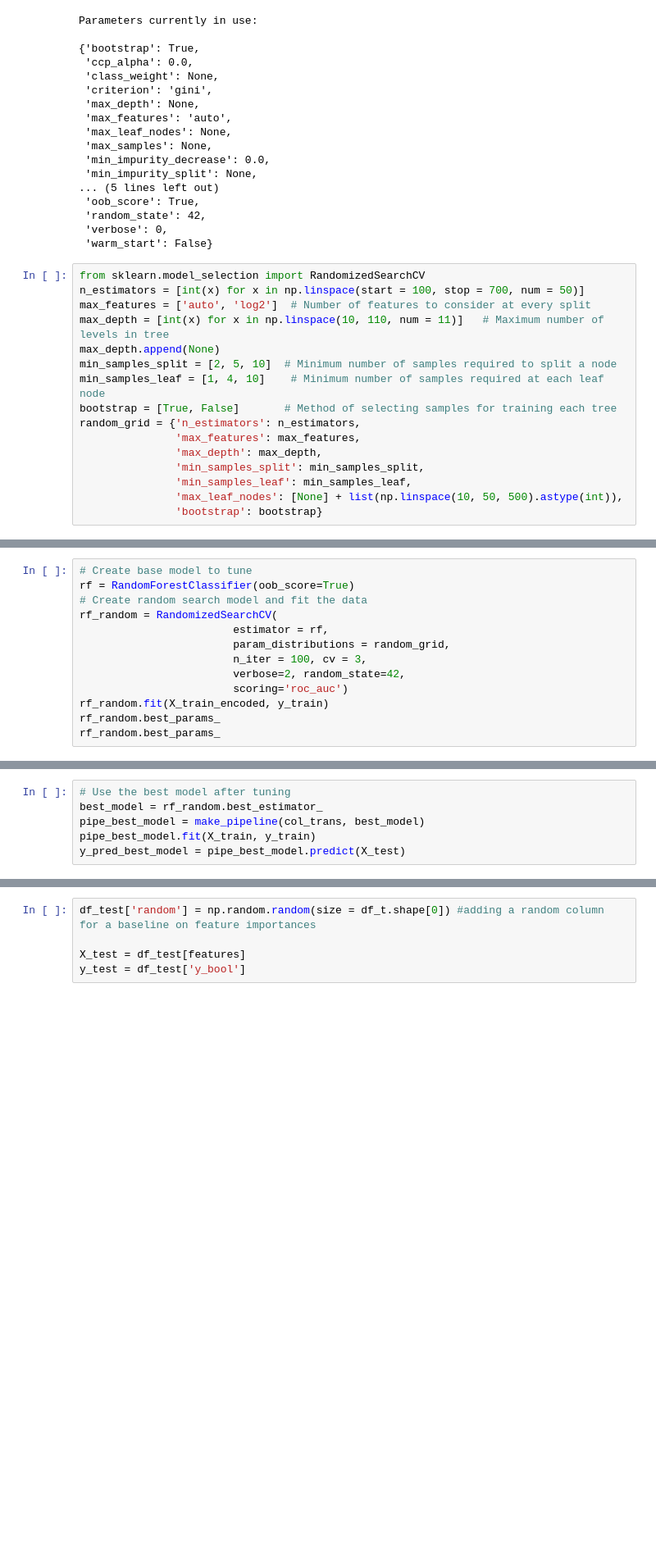
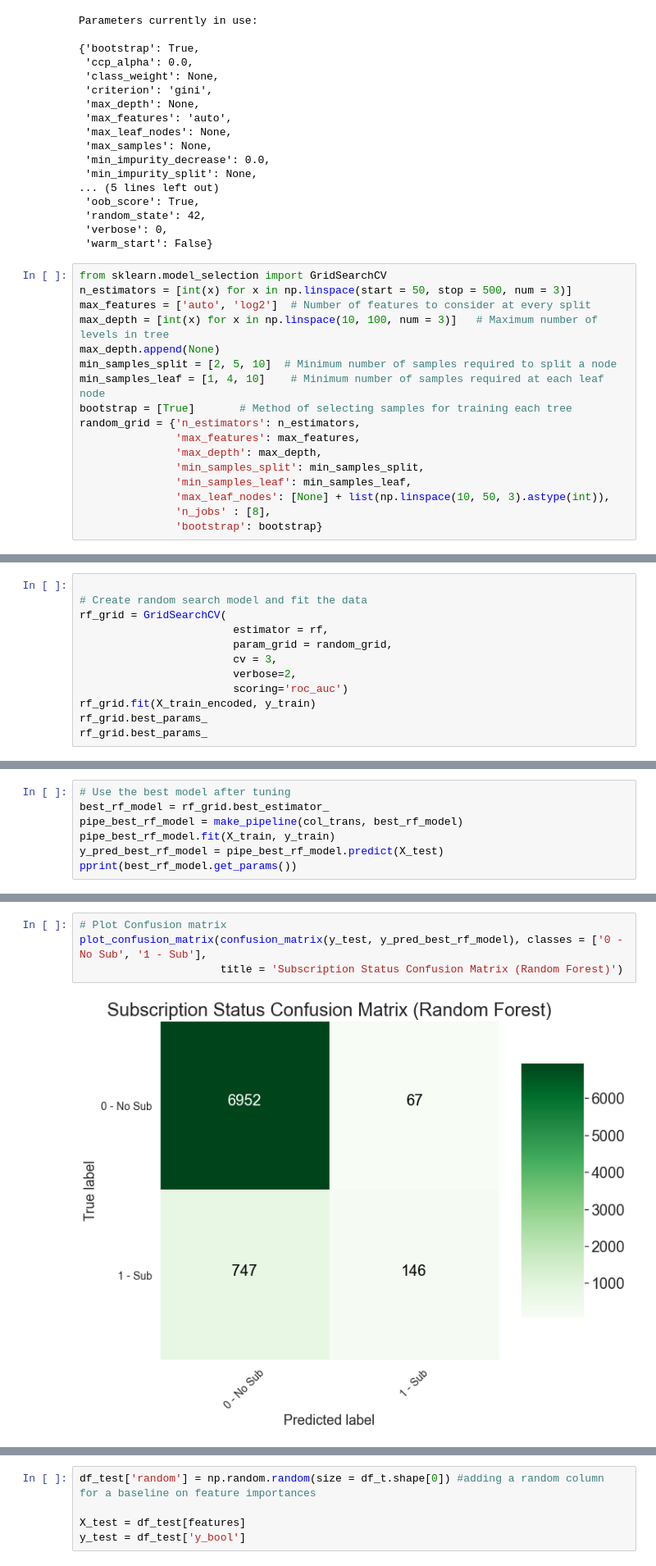
Before and after one commit to wessela42/Springboard_Documents, a Jupyter notebook: PBP_dataWrangle_EDA.ipynb, the cells around one changed output, grey strips where cells are left out. Shown at 82% size. Saved outputs shown, nothing was run; the diff lists cells and outputs as text; blank space fills up the shorter version.

```diff
--- a/PBP_dataWrangle_EDA.ipynb
+++ b/PBP_dataWrangle_EDA.ipynb
@@ -1205,18 +1207,19 @@ Parameters currently in use:
  'verbose': 0,
  'warm_start': False}
 # %%
-from sklearn.model_selection import RandomizedSearchCV
-n_estimators = [int(x) for x in np.linspace(start = 100, stop = 700, num = 50)]
+from sklearn.model_selection import GridSearchCV
+n_estimators = [int(x) for x in np.linspace(start = 50, stop = 500, num = 3)]
 max_features = ['auto', 'log2']  # Number of features to consider at every split
-max_depth = [int(x) for x in np.linspace(10, 110, num = 11)]   # Maximum number of levels in tree
+max_depth = [int(x) for x in np.linspace(10, 100, num = 3)]   # Maximum number of levels in tree
 max_depth.append(None)
 min_samples_split = [2, 5, 10]  # Minimum number of samples required to split a node
 min_samples_leaf = [1, 4, 10]    # Minimum number of samples required at each leaf node
-bootstrap = [True, False]       # Method of selecting samples for training each tree
+bootstrap = [True]       # Method of selecting samples for training each tree
 random_grid = {'n_estimators': n_estimators,
                'max_features': max_features,
                'max_depth': max_depth,
                'min_samples_split': min_samples_split,
                'min_samples_leaf': min_samples_leaf,
-               'max_leaf_nodes': [None] + list(np.linspace(10, 50, 500).astype(int)),
+               'max_leaf_nodes': [None] + list(np.linspace(10, 50, 3).astype(int)),
+               'n_jobs' : [8],
                'bootstrap': bootstrap}
@@ -1223,14 +1252,13 @@ random_grid = {'n_estimators': n_estimators,
 # %%
-# Create base model to tune
-rf = RandomForestClassifier(oob_score=True)
+
 # Create random search model and fit the data
-rf_random = RandomizedSearchCV(
+rf_grid = GridSearchCV(
                         estimator = rf,
-                        param_distributions = random_grid,
-                        n_iter = 100, cv = 3,
-                        verbose=2, random_state=42,
+                        param_grid = random_grid,
+                        cv = 3,
+                        verbose=2,
                         scoring='roc_auc')
-rf_random.fit(X_train_encoded, y_train)
-rf_random.best_params_
-rf_random.best_params_
+rf_grid.fit(X_train_encoded, y_train)
+rf_grid.best_params_
+rf_grid.best_params_
 # %% [output]
@@ -1430,6 +1297,7 @@ ValueError: Out of bag estimation only available if bootstrap=True
 # %%
 # Use the best model after tuning
-best_model = rf_random.best_estimator_
-pipe_best_model = make_pipeline(col_trans, best_model)
-pipe_best_model.fit(X_train, y_train)
-y_pred_best_model = pipe_best_model.predict(X_test)
+best_rf_model = rf_grid.best_estimator_
+pipe_best_rf_model = make_pipeline(col_trans, best_rf_model)
+pipe_best_rf_model.fit(X_train, y_train)
+y_pred_best_rf_model = pipe_best_rf_model.predict(X_test)
+pprint(best_rf_model.get_params())
@@ -1498,0 +1362,6 @@ Roc
+# %%
+# Plot Confusion matrix
+plot_confusion_matrix(confusion_matrix(y_test, y_pred_best_rf_model), classes = ['0 - No Sub', '1 - Sub'],
+                      title = 'Subscription Status Confusion Matrix (Random Forest)')
+# %% [output]
+[figure, added]
```
Also changed, not shown: parts of 35 cells of this notebook.
